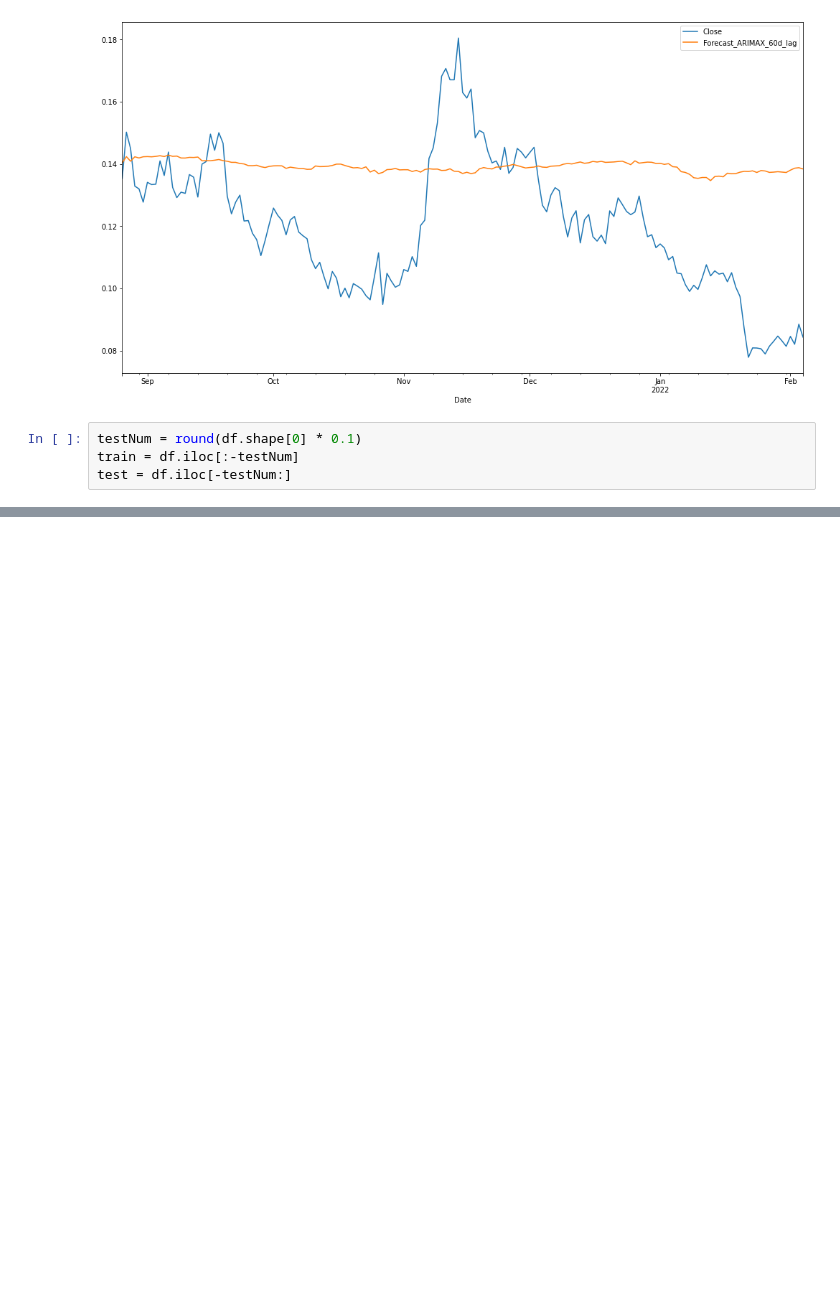
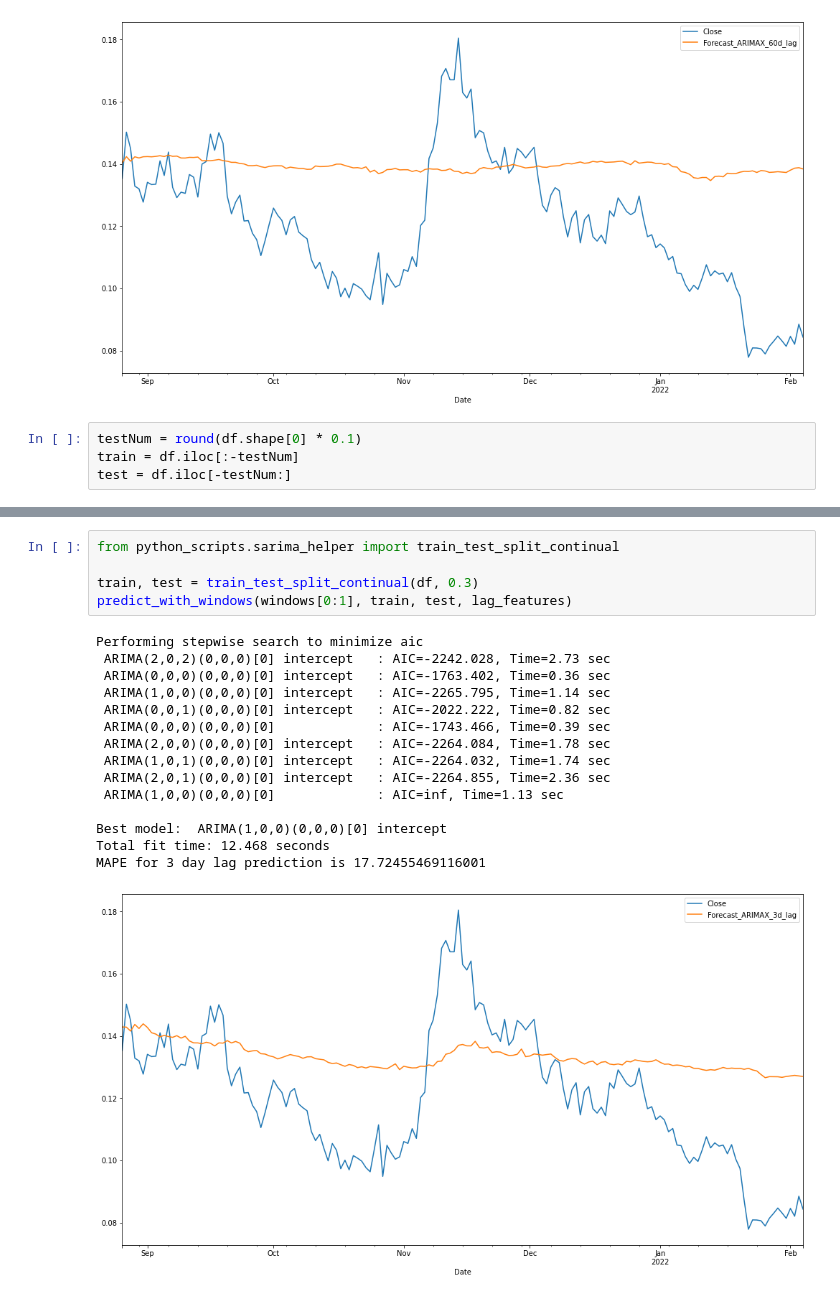
Before and after one commit to AnLong98/SIAP_2022, a Jupyter notebook: notebooks/idena_arimax.ipynb, the cells around one changed output, grey strips where cells are left out. Drawn from its saved outputs; the diff is of its cells as text; blank space fills up the shorter version.

```diff
--- a/notebooks/idena_arimax.ipynb
+++ b/notebooks/idena_arimax.ipynb
@@ -272,0 +303,21 @@ MAPE for 60 day lag prediction is 21.31916579881653
+# %%
+from python_scripts.sarima_helper import train_test_split_continual
+
+train, test = train_test_split_continual(df, 0.3)
+predict_with_windows(windows[0:1], train, test, lag_features)
+# %% [output]
+Performing stepwise search to minimize aic
+ ARIMA(2,0,2)(0,0,0)[0] intercept   : AIC=-2242.028, Time=2.73 sec
+ ARIMA(0,0,0)(0,0,0)[0] intercept   : AIC=-1763.402, Time=0.36 sec
+ ARIMA(1,0,0)(0,0,0)[0] intercept   : AIC=-2265.795, Time=1.14 sec
+ ARIMA(0,0,1)(0,0,0)[0] intercept   : AIC=-2022.222, Time=0.82 sec
+ ARIMA(0,0,0)(0,0,0)[0]             : AIC=-1743.466, Time=0.39 sec
+ ARIMA(2,0,0)(0,0,0)[0] intercept   : AIC=-2264.084, Time=1.78 sec
+ ARIMA(1,0,1)(0,0,0)[0] intercept   : AIC=-2264.032, Time=1.74 sec
+ ARIMA(2,0,1)(0,0,0)[0] intercept   : AIC=-2264.855, Time=2.36 sec
+ ARIMA(1,0,0)(0,0,0)[0]             : AIC=inf, Time=1.13 sec
+
+Best model:  ARIMA(1,0,0)(0,0,0)[0] intercept
+Total fit time: 12.468 seconds
+MAPE for 3 day lag prediction is 17.72455469116001
+[figure, added]
```
Also changed, not shown: parts of 15 cells of this notebook, 18 other files.
